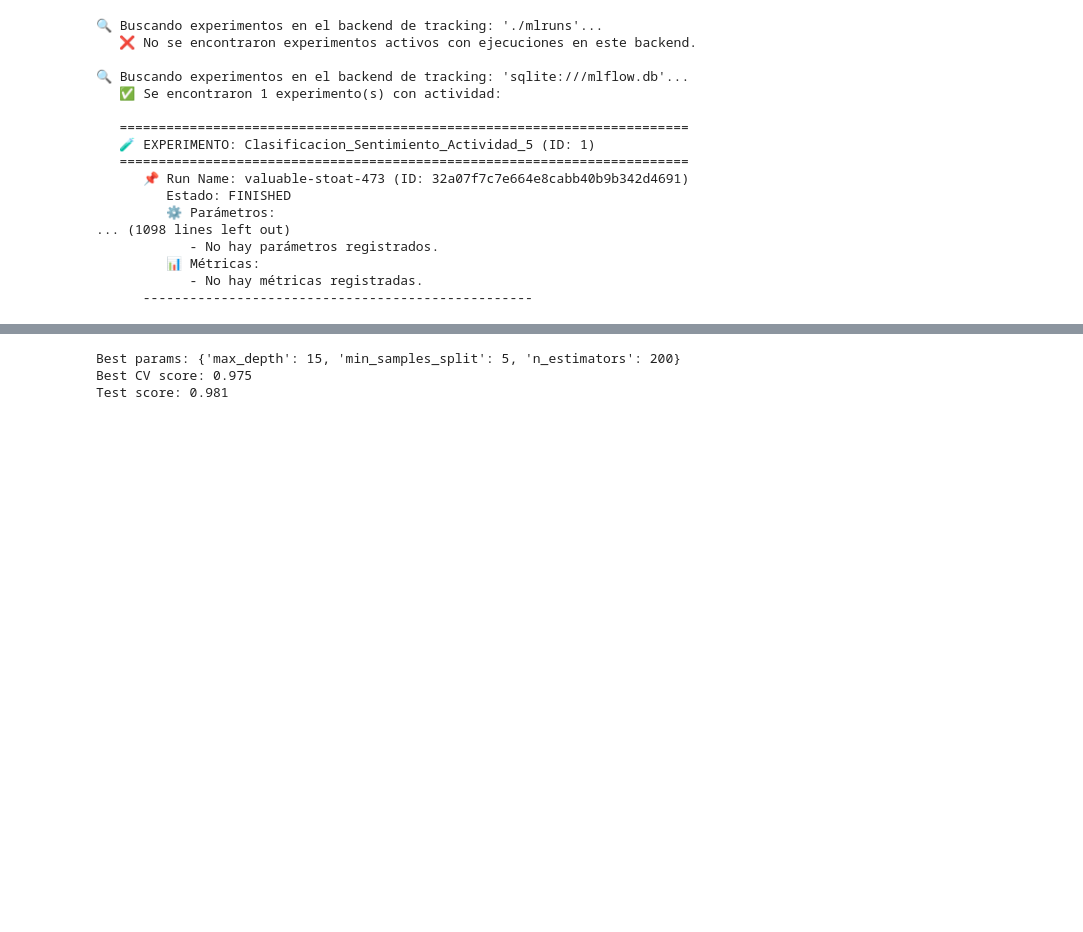
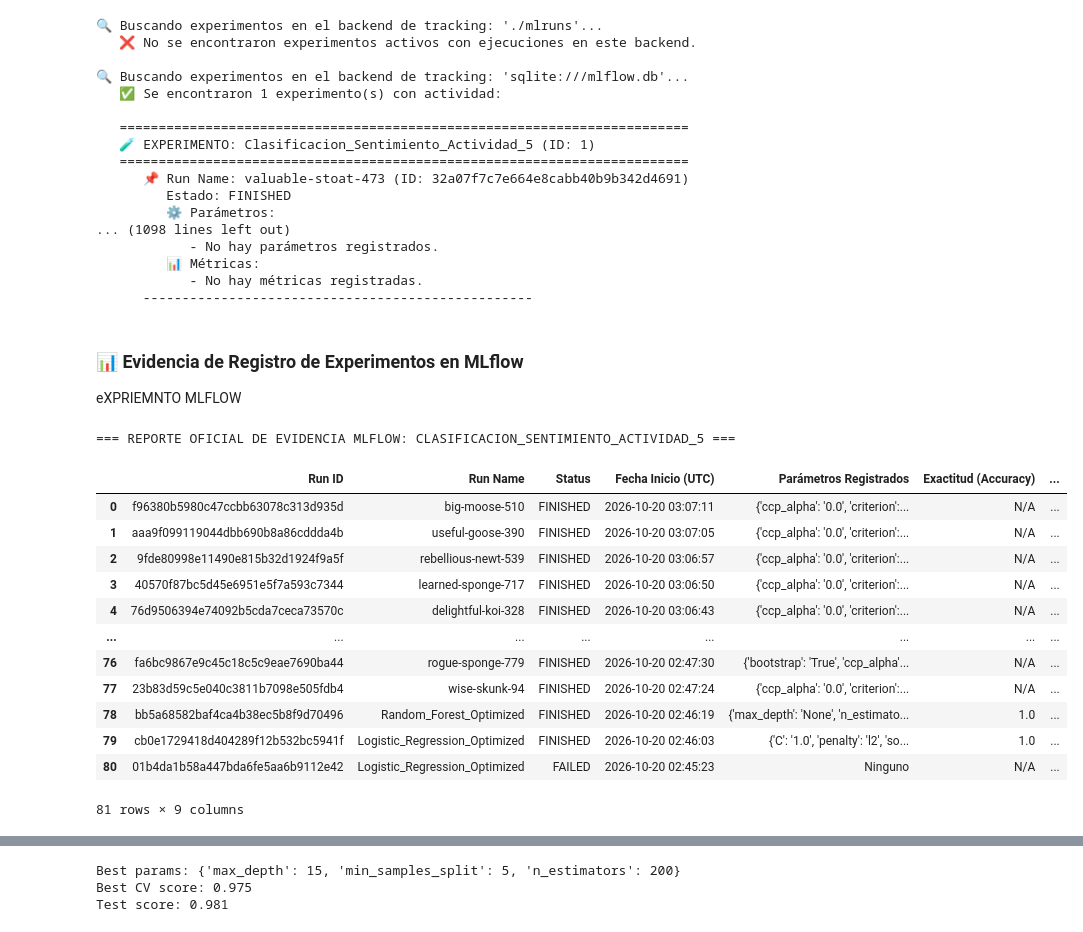
Before and after one commit to roaddaniel-blip/Actividad-5-versi-n-2, a Jupyter notebook: Actividad_5_final_version_1.ipynb, the cells around one changed output, grey strips where cells are left out. Drawn from its saved outputs; the diff is of its cells as text; code cells hidden in the pictures; blank space fills up the shorter version.

```diff
--- a/Actividad_5_final_version_1.ipynb
+++ b/Actividad_5_final_version_1.ipynb
@@ -469,3 +469,68 @@ for uri in tracking_uris:
          📊 Métricas:
             - No hay métricas registradas.
       --------------------------------------------------
+# %% [markdown]
+### 📊 Evidencia de Registro de Experimentos en MLflow
+eXPRIEMNTO MLFLOW
+# %%
+import mlflow
+from mlflow.tracking import MlflowClient
+import pandas as pd
+
+# Apuntar al backend de almacenamiento configurado previamente
+mlflow.set_tracking_uri("sqlite:///mlflow.db")
+client = MlflowClient()
+
+# Buscar el experimento específico del proyecto
+experiment_name = "Clasificacion_Sentimiento_Actividad_5"
+experiment = client.get_experiment_by_name(experiment_name)
+
+if experiment is not None:
+    # Recuperar todas las corridas (runs) del experimento
+    runs = client.search_runs(experiment_ids=[experiment.experiment_id])
+
+    # Extraer parámetros, métricas y metadatos relevantes para la evidencia
+    evidence_data = []
+    for run in runs:
+        run_id = run.info.run_id
+        run_name = run.data.tags.get("mlflow.runName", "N/A")
+        status = run.info.status
+        start_time = pd.to_datetime(run.info.start_time, unit='ms').strftime('%Y-%m-%d %H:%M:%S')
+
+        # Obtener parámetros y métricas principales
+        params = run.data.params
+        metrics = run.data.metrics
+
+        evidence_data.append({
+            "Run ID": run_id,
+            "Run Name": run_name,
+            "Status": status,
+            "Fecha Inicio (UTC)": start_time,
+            "Parámetros Registrados": str(params) if params else "Ninguno",
+            "Exactitud (Accuracy)": round(metrics.get("accuracy", 0.0), 4) if "accuracy" in metrics else "N/A",
+            "F1-Score Macro": round(metrics.get("f1_macro", 0.0), 4) if "f1_macro" in metrics else "N/A",
+            "Precisión (Precision)": round(metrics.get("precision_macro", 0.0), 4) if "precision_macro" in metrics else "N/A",
+            "Sensibilidad (Recall)": round(metrics.get("recall_macro", 0.0), 4) if "recall_macro" in metrics else "N/A"
+        })
+
+    # Convertir a DataFrame y presentar como tabla formateada
+    df_evidence = pd.DataFrame(evidence_data)
+    print(f"=== REPORTE OFICIAL DE EVIDENCIA MLFLOW: {experiment_name.upper()} ===\n")
+    display(df_evidence)
+else:
+    print(f"❌ El experimento '{experiment_name}' no fue encontrado en el backend de MLflow.")
+# %% [output]
+=== REPORTE OFICIAL DE EVIDENCIA MLFLOW: CLASIFICACION_SENTIMIENTO_ACTIVIDAD_5 ===
+|  | Run ID | Run Name | Status | Fecha Inicio (UTC) | Parámetros Registrados | Exactitud (Accuracy) | ... |
+| 0 | f96380b5980c47ccbb63078c313d935d | big-moose-510 | FINISHED | 2026-10-20 03:07:11 | {'ccp_alpha': '0.0', 'criterion':... | N/A | ... |
+| 1 | aaa9f099119044dbb690b8a86cddda4b | useful-goose-390 | FINISHED | 2026-10-20 03:07:05 | {'ccp_alpha': '0.0', 'criterion':... | N/A | ... |
+| 2 | 9fde80998e11490e815b32d1924f9a5f | rebellious-newt-539 | FINISHED | 2026-10-20 03:06:57 | {'ccp_alpha': '0.0', 'criterion':... | N/A | ... |
+| 3 | 40570f87bc5d45e6951e5f7a593c7344 | learned-sponge-717 | FINISHED | 2026-10-20 03:06:50 | {'ccp_alpha': '0.0', 'criterion':... | N/A | ... |
+| 4 | 76d9506394e74092b5cda7ceca73570c | delightful-koi-328 | FINISHED | 2026-10-20 03:06:43 | {'ccp_alpha': '0.0', 'criterion':... | N/A | ... |
+| ... | ... | ... | ... | ... | ... | ... | ... |
+| 76 | fa6bc9867e9c45c18c5c9eae7690ba44 | rogue-sponge-779 | FINISHED | 2026-10-20 02:47:30 | {'bootstrap': 'True', 'ccp_alpha'... | N/A | ... |
+| 77 | 23b83d59c5e040c3811b7098e505fdb4 | wise-skunk-94 | FINISHED | 2026-10-20 02:47:24 | {'ccp_alpha': '0.0', 'criterion':... | N/A | ... |
+| 78 | bb5a68582baf4ca4b38ec5b8f9d70496 | Random_Forest_Optimized | FINISHED | 2026-10-20 02:46:19 | {'max_depth': 'None', 'n_estimato... | 1.0 | ... |
+| 79 | cb0e1729418d404289f12b532bc5941f | Logistic_Regression_Optimized | FINISHED | 2026-10-20 02:46:03 | {'C': '1.0', 'penalty': 'l2', 'so... | 1.0 | ... |
+| 80 | 01b4da1b58a447bda6fe5aa6b9112e42 | Logistic_Regression_Optimized | FAILED | 2026-10-20 02:45:23 | Ninguno | N/A | ... |
+81 rows × 9 columns
```
Also changed, not shown: parts of 1 cell of this notebook.
